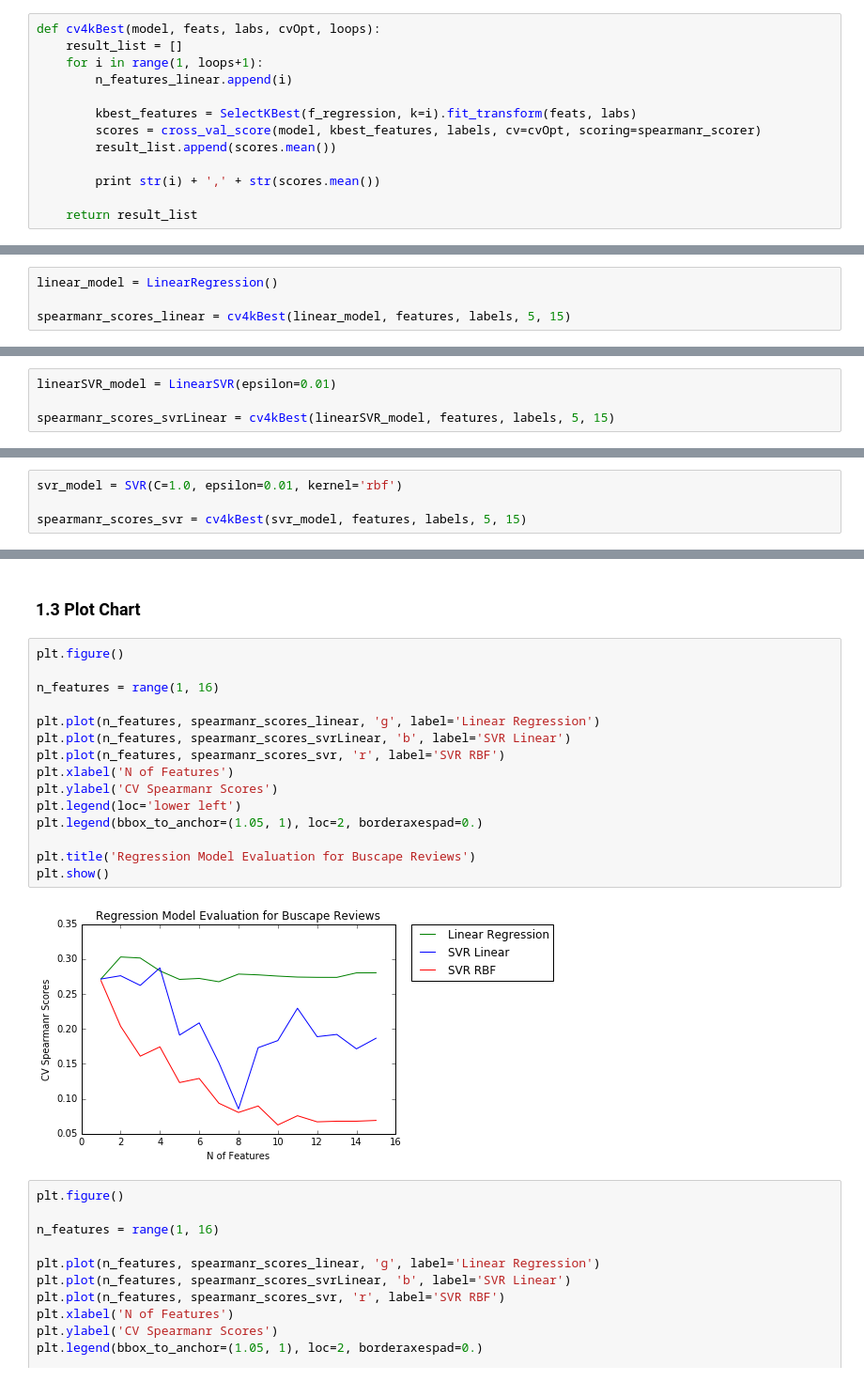
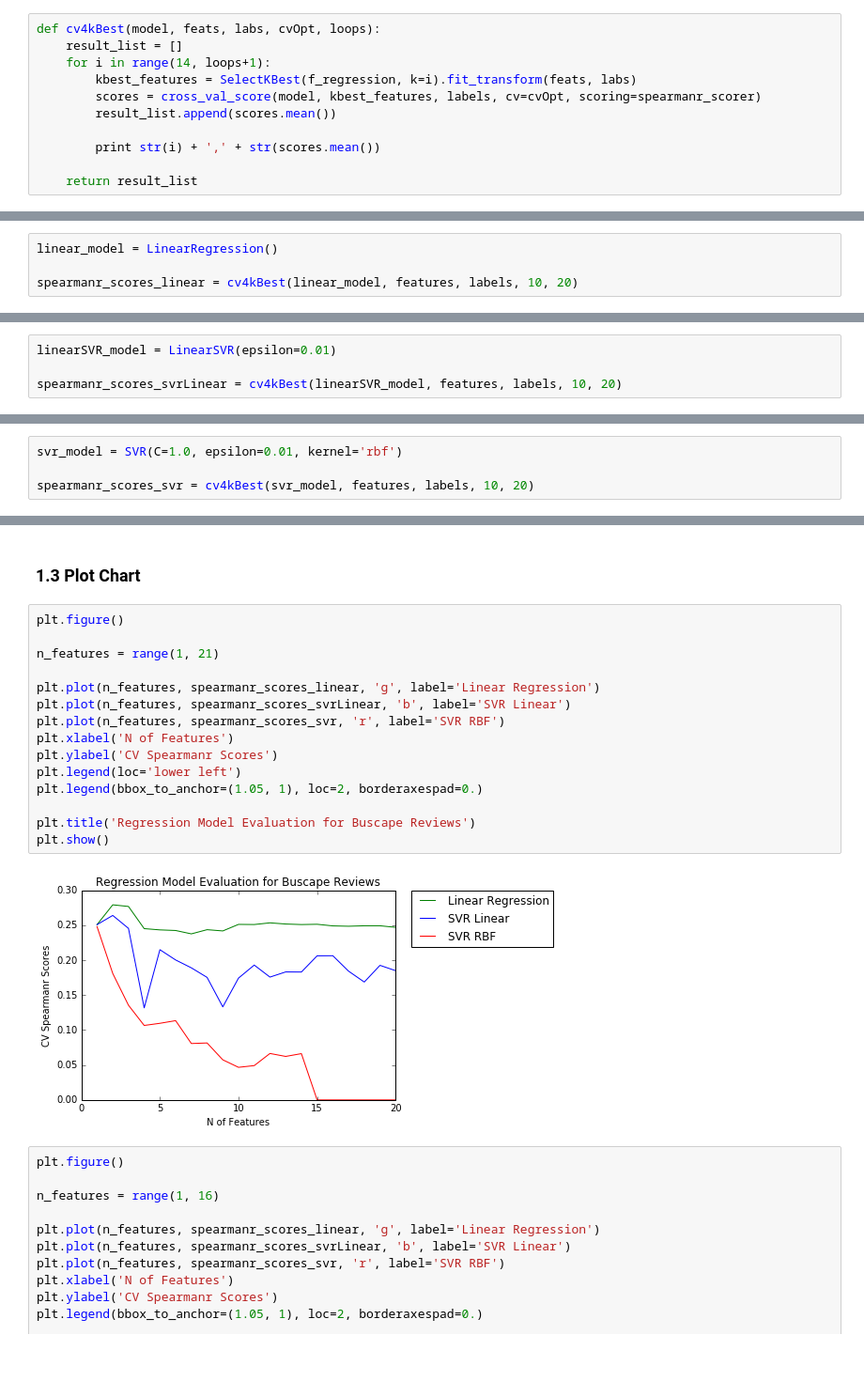
Before and after one commit to heukirne/pyreviews, a Jupyter notebook: experiments/regression_evaluation.ipynb, the cells around one changed output, grey strips where cells are left out. Shown at 94% size. Cells and saved outputs as stored; diff of their text form.

```diff
--- a/experiments/regression_evaluation.ipynb
+++ b/experiments/regression_evaluation.ipynb
@@ -68,9 +69,7 @@ features.shape
 # %%
 def cv4kBest(model, feats, labs, cvOpt, loops):
     result_list = []
-    for i in range(1, loops+1):
-        n_features_linear.append(i)
-
+    for i in range(14, loops+1):
         kbest_features = SelectKBest(f_regression, k=i).fit_transform(feats, labs)
         scores = cross_val_score(model, kbest_features, labels, cv=cvOpt, scoring=spearmanr_scorer)
         result_list.append(scores.mean())
@@ -83,5 +82,5 @@ def cv4kBest(model, feats, labs, cvOpt, loops):
 # %%
 linear_model = LinearRegression()
 
-spearmanr_scores_linear = cv4kBest(linear_model, features, labels, 5, 15)
+spearmanr_scores_linear = cv4kBest(linear_model, features, labels, 10, 20)
 # %% [output]
@@ -105,5 +109,5 @@ spearmanr_scores_linear = cv4kBest(linear_model, features, labels, 5, 15)
 # %%
 linearSVR_model = LinearSVR(epsilon=0.01)
 
-spearmanr_scores_svrLinear = cv4kBest(linearSVR_model, features, labels, 5, 15)
+spearmanr_scores_svrLinear = cv4kBest(linearSVR_model, features, labels, 10, 20)
 # %% [output]
@@ -127,5 +136,5 @@ spearmanr_scores_svrLinear = cv4kBest(linearSVR_model, features, labels, 5, 15)
 # %%
 svr_model = SVR(C=1.0, epsilon=0.01, kernel='rbf')
 
-spearmanr_scores_svr = cv4kBest(svr_model, features, labels, 5, 15)
+spearmanr_scores_svr = cv4kBest(svr_model, features, labels, 10, 20)
 # %% [output]
@@ -149,20 +163,20 @@ spearmanr_scores_svr = cv4kBest(svr_model, features, labels, 5, 15)
 # %%
 plt.figure()
 
-n_features = range(1, 16)
+n_features = range(1, 21)
 
 plt.plot(n_features, spearmanr_scores_linear, 'g', label='Linear Regression')
 plt.plot(n_features, spearmanr_scores_svrLinear, 'b', label='SVR Linear')
 plt.plot(n_features, spearmanr_scores_svr, 'r', label='SVR RBF')
 plt.xlabel('N of Features')
 plt.ylabel('CV Spearmanr Scores')
 plt.legend(loc='lower left')
 plt.legend(bbox_to_anchor=(1.05, 1), loc=2, borderaxespad=0.)
 
 plt.title('Regression Model Evaluation for Buscape Reviews')
 plt.show()
 # %% [output]
-[figure, old version]
+[figure, new version]
 # %%
 plt.figure()
 
```
Also changed, not shown: parts of 6 cells of this notebook.
